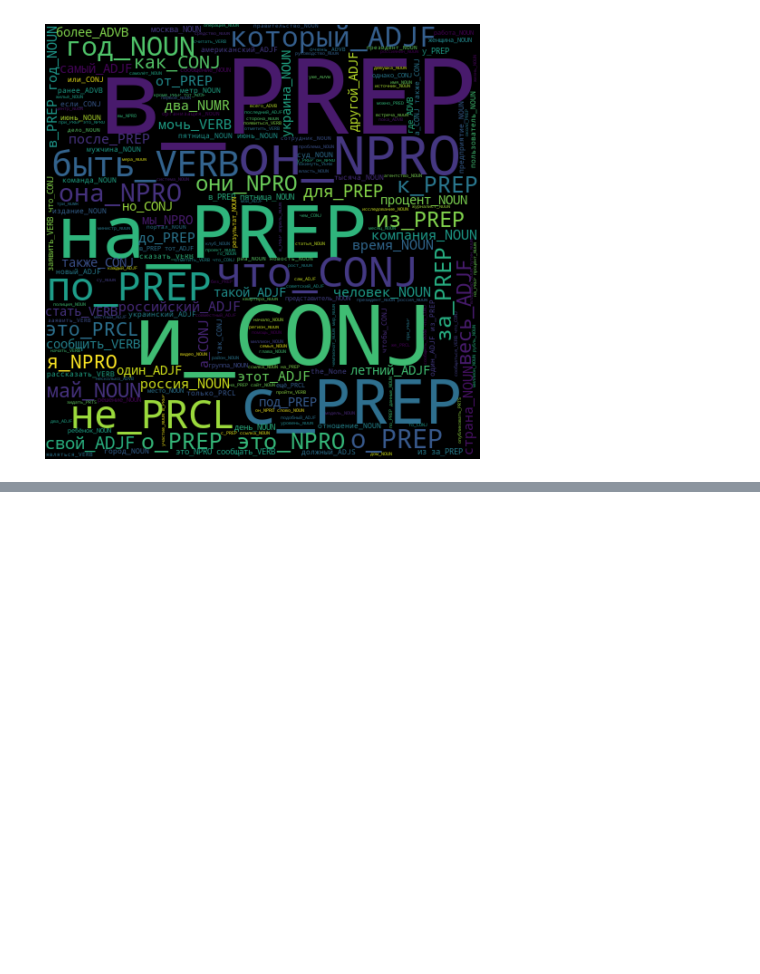
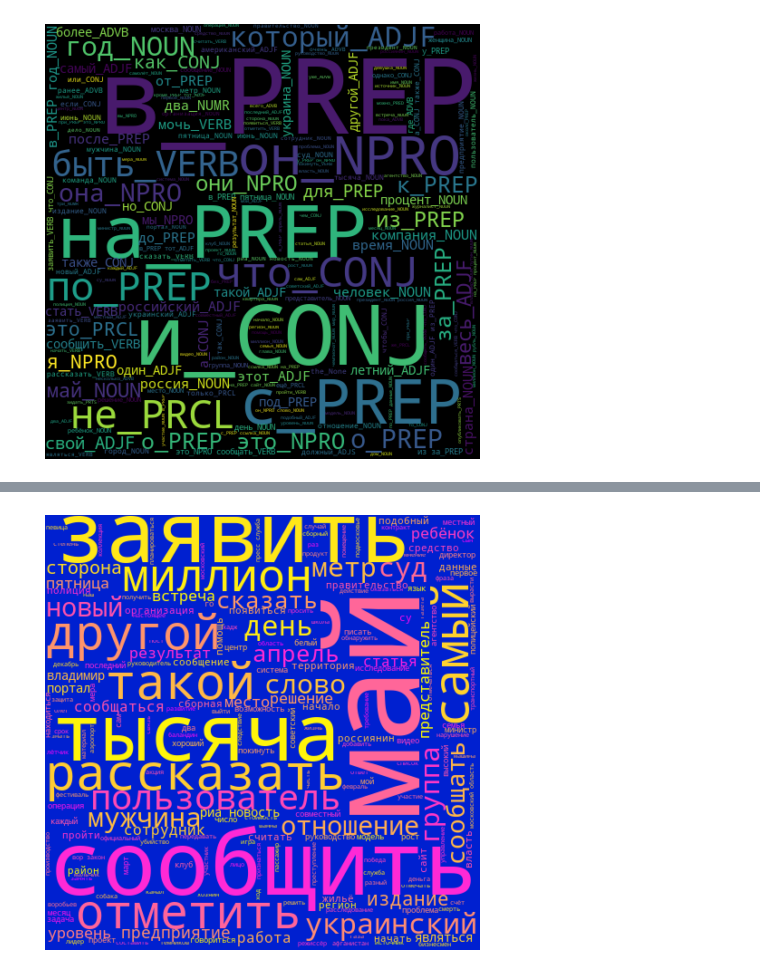
Before and after one commit to klyshinsky/ML_And_CV_2020, a Jupyter notebook: Lecture_20200331_text_processing.ipynb, the cells around one changed output, grey strips where cells are left out. Drawn from its saved outputs; the diff is of its cells as text; code cells hidden in the pictures; blank space fills up the shorter version.

Commit message:
Added a lecture on text processing

```diff
--- a/Lecture_20200331_text_processing.ipynb
+++ b/Lecture_20200331_text_processing.ipynb
@@ -638,0 +811,5 @@ plt.show()
+# %%
+keywords = re.findall("'(.*?)'", " ".join(text_summary.Keywords))
+keywords = list(set(keywords))
+keywords.extend(["быть", "стать", "этот"])
+keywords
@@ -638,0 +834,24 @@ plt.show()
+# %%
+# Pymorphy
+def normalizePymorphy3(text):
+    tokens = re.findall('[A-Za-zА-Яа-яЁё]+\-[A-Za-zА-Яа-яЁё]+|[A-Za-zА-Яа-яЁё]+', text)
+    words = []
+    for t in tokens:
+        pv = morph.parse(t)
+        # Берем только слова значимых частей речи.
+        if pv[0].tag.POS in ['NOUN', 'ADJF', 'VERB'] and pv[0].normal_form not in keywords:
+            words.append(pv[0].normal_form)
+    return words
+# %%
+text = " ".join([" ".join(normalizePymorphy3(n)) for n in news.News[:100]])
+
+# Create the wordcloud object
+wordcloud = WordCloud(width=480, height=480, background_color='#0020D0', colormap=plt.cm.spring).generate(text)
+
+# Display the generated image:
+plt.imshow(wordcloud, interpolation='bilinear')
+plt.axis("off")
+plt.margins(x=0, y=0)
+plt.show()
+# %% [output]
+[figure, added]
```
Also changed, not shown: parts of 28 cells of this notebook, 4 other files.
